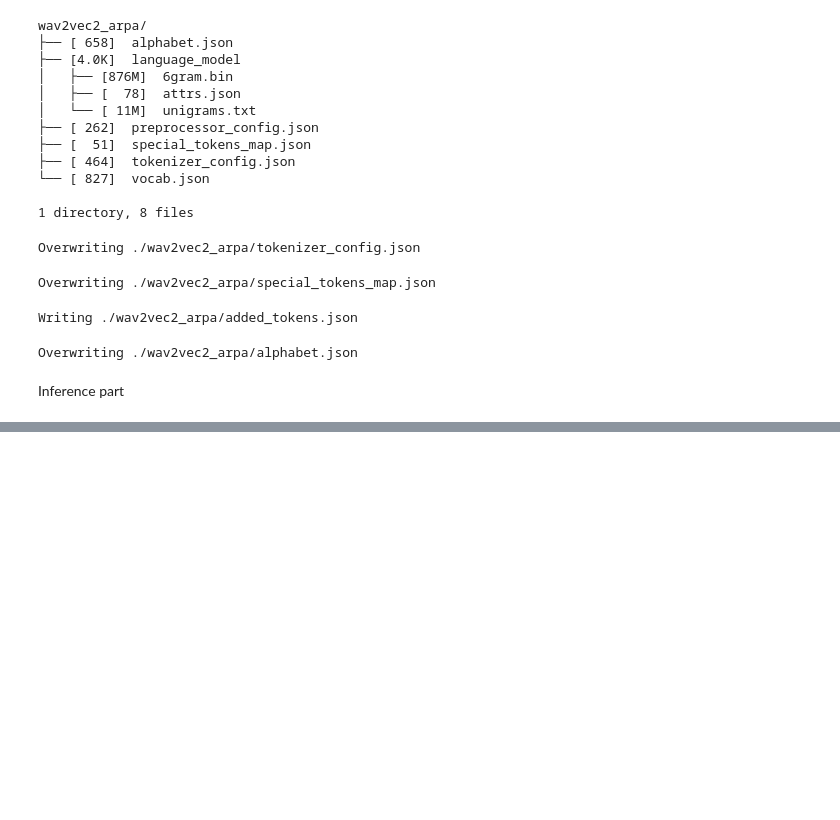
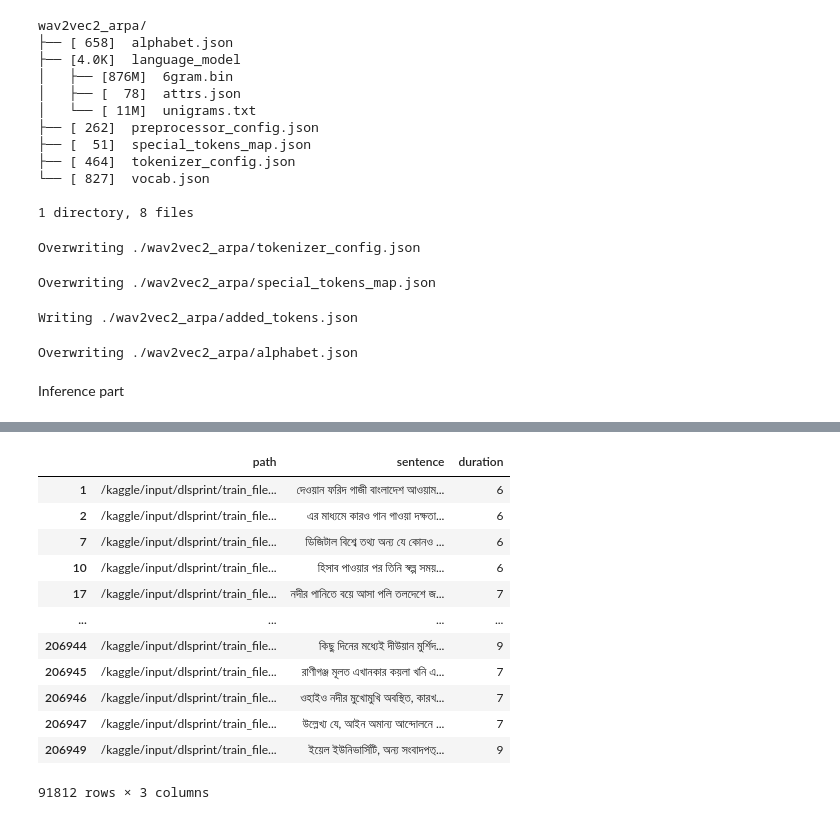
Before and after one commit to mushrafi88/asr_bangla, a Jupyter notebook: wav2vec2_asr/wav2vec2-arpa-nov.ipynb, the cells around one changed output, grey strips where cells are left out. Cells and saved outputs as stored; diff of their text form; code cells hidden in the pictures; blank space fills up the shorter version.

```diff
--- a/wav2vec2_asr/wav2vec2-arpa-nov.ipynb
+++ b/wav2vec2_asr/wav2vec2-arpa-nov.ipynb
@@ -293,0 +339,2 @@ df = pd.read_csv('/kaggle/working/asr_bangla/csv_files/df_nov_3gram.csv')
+# %%
+df['path'] = '/kaggle/input/dlsprint/train_files/' + df['path']
@@ -293,0 +345,2 @@ df = pd.read_csv('/kaggle/working/asr_bangla/csv_files/df_nov_3gram.csv')
+# %%
+df['duration'] = df.duration.apply(lambda x: int(x[-1:]))
@@ -294,3 +361,23 @@ df = pd.read_csv('/kaggle/working/asr_bangla/csv_files/df_nov_3gram.csv')
+# %%
+df = df[(df.duration != 4) & (df.duration >=2)]
+# %%
+df = df[(df.duration > 5)]
+# %%
+df
+# %% [output]
+|  | path | sentence | duration |
+| 1 | /kaggle/input/dlsprint/train_file... | দেওয়ান ফরিদ গাজী বাংলাদেশ আওয়াম... | 6 |
+| 2 | /kaggle/input/dlsprint/train_file... | এর মাধ্যমে কারও গান গাওয়া দক্ষতা... | 6 |
+| 7 | /kaggle/input/dlsprint/train_file... | ডিজিটাল বিশ্বে তথ্য অন্য যে কোনও ... | 6 |
+| 10 | /kaggle/input/dlsprint/train_file... | হিসাব পাওয়ার পর তিনি স্বল্প সময়... | 6 |
+| 17 | /kaggle/input/dlsprint/train_file... | নদীর পানিতে বয়ে আসা পলি তলদেশে জ... | 7 |
+| ... | ... | ... | ... |
+| 206944 | /kaggle/input/dlsprint/train_file... | কিছু দিনের মধ্যেই দীউয়ান মুর্শিদ... | 9 |
+| 206945 | /kaggle/input/dlsprint/train_file... | রাণীগঞ্জ মূলত এখানকার কয়লা খনি এ... | 7 |
+| 206946 | /kaggle/input/dlsprint/train_file... | ওহাইও নদীর মুখোমুখি অবস্থিত, কারখ... | 7 |
+| 206947 | /kaggle/input/dlsprint/train_file... | উল্লেখ্য যে, আইন অমান্য আন্দোলনে ... | 7 |
+| 206949 | /kaggle/input/dlsprint/train_file... | ইয়েল ইউনিভার্সিটি, অন্য সংবাদপত্... | 9 |
+91812 rows × 3 columns
 # %%
 submission = Dataset.from_pandas(df)
 # %%
```
Also changed, not shown: parts of 19 cells of this notebook.
